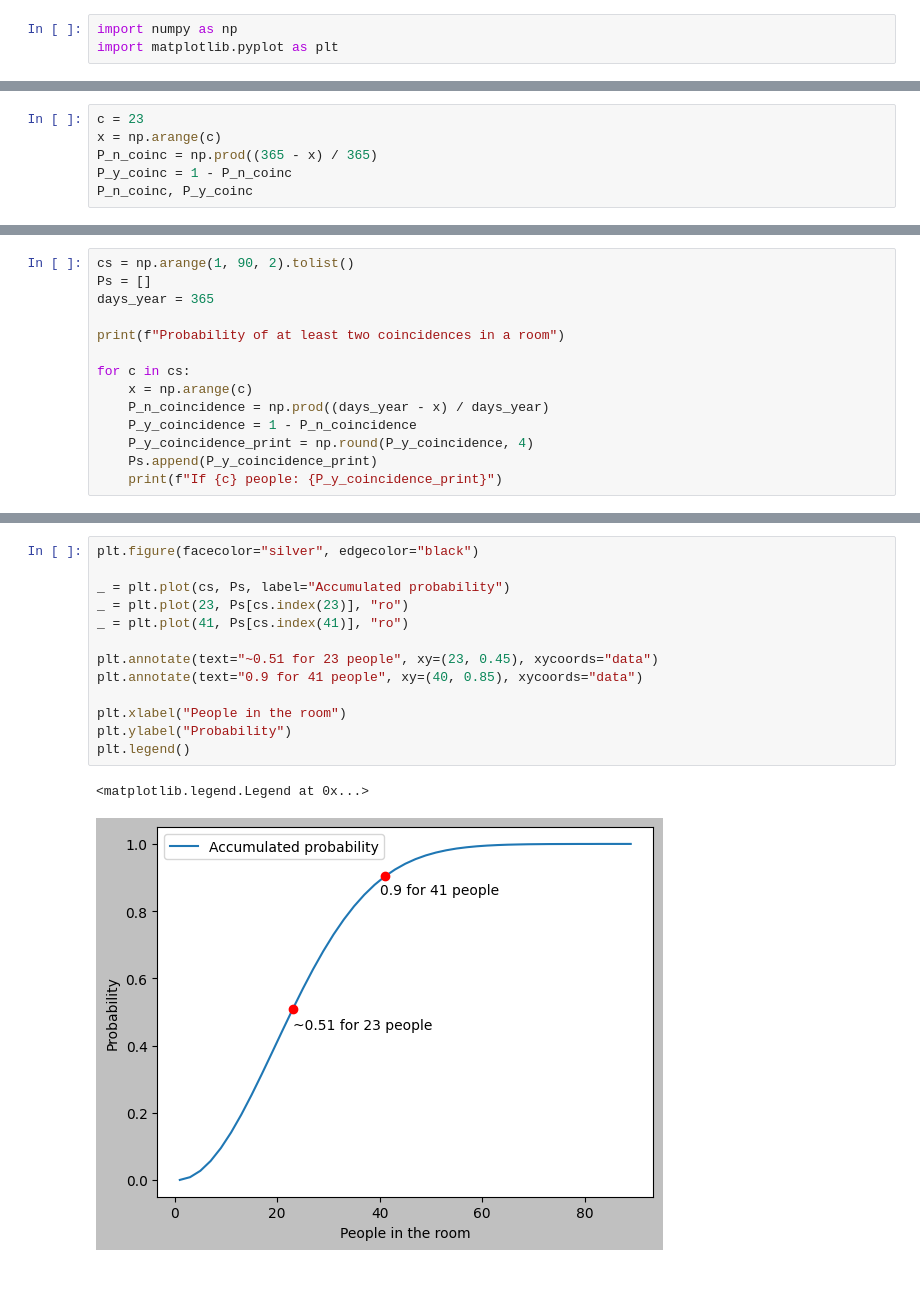
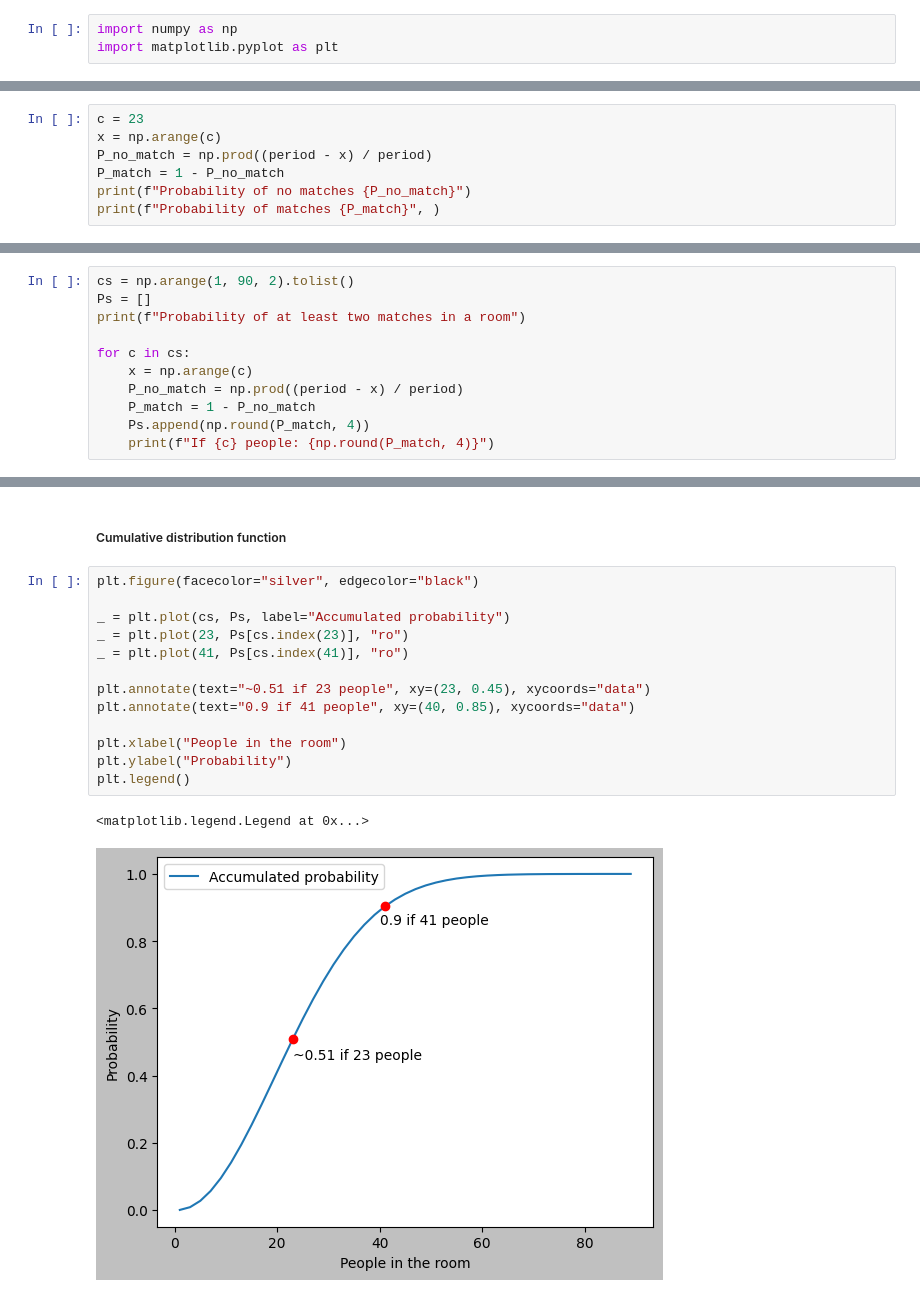
Before and after one commit to Marlup/Birthday-problem, a Jupyter notebook: Birthday problem.ipynb, the cells around one changed output, grey strips where cells are left out. Drawn from its saved outputs; the diff is of its cells as text.

```diff
--- a/Birthday problem.ipynb
+++ b/Birthday problem.ipynb
@@ -4,7 +12,8 @@ import matplotlib.pyplot as plt
 # %%
 c = 23
 x = np.arange(c)
-P_n_coinc = np.prod((365 - x) / 365)
-P_y_coinc = 1 - P_n_coinc
-P_n_coinc, P_y_coinc
+P_no_match = np.prod((period - x) / period)
+P_match = 1 - P_no_match
+print(f"Probability of no matches {P_no_match}")
+print(f"Probability of matches {P_match}", )
 # %% [output]
@@ -12,15 +24,12 @@ P_n_coinc, P_y_coinc
 # %%
 cs = np.arange(1, 90, 2).tolist()
 Ps = []
-days_year = 365
-
-print(f"Probability of at least two coincidences in a room")
+print(f"Probability of at least two matches in a room")
 
 for c in cs:
     x = np.arange(c)
-    P_n_coincidence = np.prod((days_year - x) / days_year)
-    P_y_coincidence = 1 - P_n_coincidence
-    P_y_coincidence_print = np.round(P_y_coincidence, 4)
-    Ps.append(P_y_coincidence_print)
-    print(f"If {c} people: {P_y_coincidence_print}")
+    P_no_match = np.prod((period - x) / period)
+    P_match = 1 - P_no_match
+    Ps.append(np.round(P_match, 4))
+    print(f"If {c} people: {np.round(P_match, 4)}")
 # %% [output]
@@ -41,19 +50,21 @@ If 83 people: 1.0
 If 85 people: 1.0
 If 87 people: 1.0
 If 89 people: 1.0
+# %% [markdown]
+##### Cumulative distribution function
 # %%
 plt.figure(facecolor="silver", edgecolor="black")
 
 _ = plt.plot(cs, Ps, label="Accumulated probability")
 _ = plt.plot(23, Ps[cs.index(23)], "ro")
 _ = plt.plot(41, Ps[cs.index(41)], "ro")
 
-plt.annotate(text="~0.51 for 23 people", xy=(23, 0.45), xycoords="data")
-plt.annotate(text="0.9 for 41 people", xy=(40, 0.85), xycoords="data")
+plt.annotate(text="~0.51 if 23 people", xy=(23, 0.45), xycoords="data")
+plt.annotate(text="0.9 if 41 people", xy=(40, 0.85), xycoords="data")
 
 plt.xlabel("People in the room")
 plt.ylabel("Probability")
 plt.legend()
 # %% [output]
 <matplotlib.legend.Legend at 0x...>
-[figure, old version]
+[figure, new version]
```
Also changed, not shown: parts of 6 cells of this notebook.
